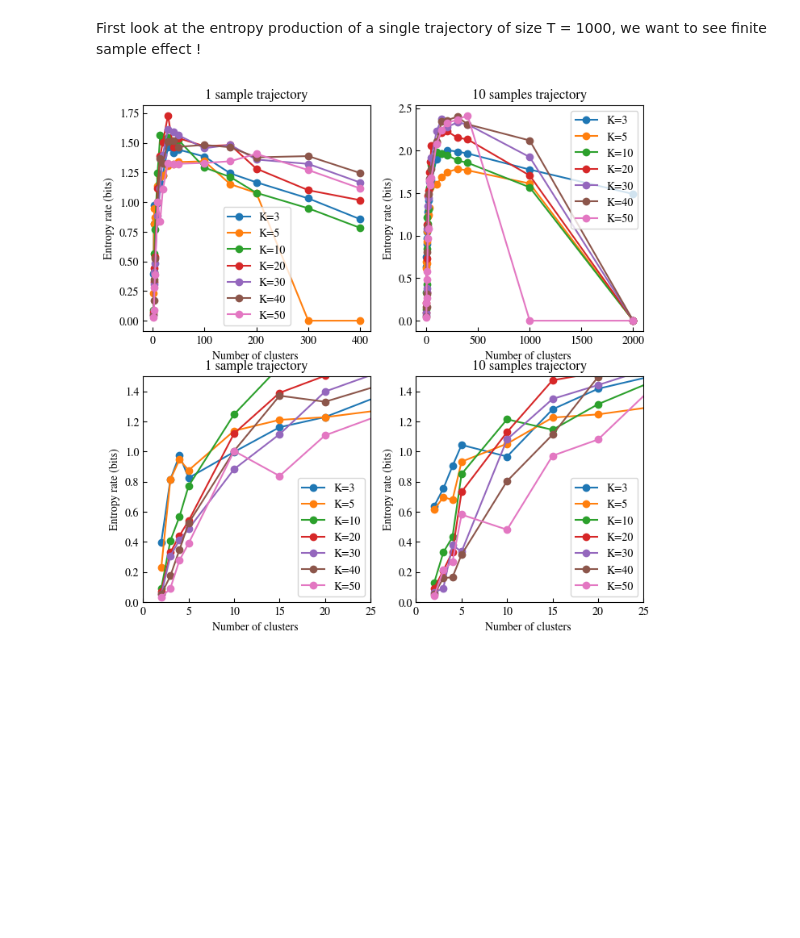
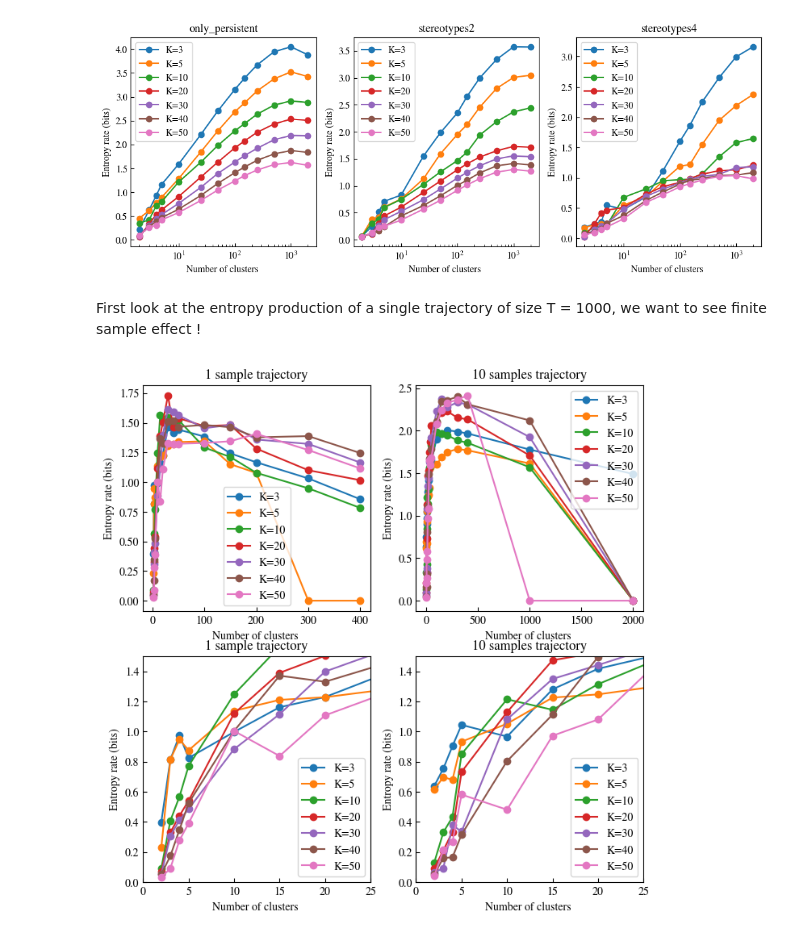
Before and after one commit to HugoLeRoy94/ClusterAnalysis, a Jupyter notebook: notebooks/toy_model/02_optimize_entropy_production.ipynb, the cells around one changed output. Cells and saved outputs as stored; diff of their text form; code cells hidden in the pictures; blank space fills up the shorter version.

Commit message:
adapt the scripts, and the toy model to compare several toy models.

```diff
--- a/notebooks/toy_model/02_optimize_entropy_production.ipynb
+++ b/notebooks/toy_model/02_optimize_entropy_production.ipynb
@@ -13,6 +13,23 @@ sys.path.append('../../')
 import src.viz
 
 #sns.set(style="white", context="notebook")
+# %%
+df = list()
+names = ['only_persistent','stereotypes2','stereotypes4']
+for name in names:
+    df.append(pd.read_csv('../../data/toy_model/interim/entropy_scan_phases_'+name+'.csv'))
+# %%
+fig,ax = plt.subplots(ncols=3,figsize=(12,4))
+for i in range(3):
+    for K,group in df[i].groupby('K'):
+        ax[i].plot(group['n_clusters'],group['entropy_rate'],marker='o',label=f"K={K}")
+    ax[i].set_xlabel("Number of clusters ")
+    ax[i].set_ylabel("Entropy rate (bits)")
+    ax[i].set_title(names[i])
+    ax[i].legend()
+    ax[i].set_xscale('log')
+# %% [output]
+[figure, added]
 # %% [markdown]
 First look at the entropy production of a single trajectory of size T = 1000, we want to see finite sample effect !
 # %%
```
Also changed, not shown: 10 other files.
